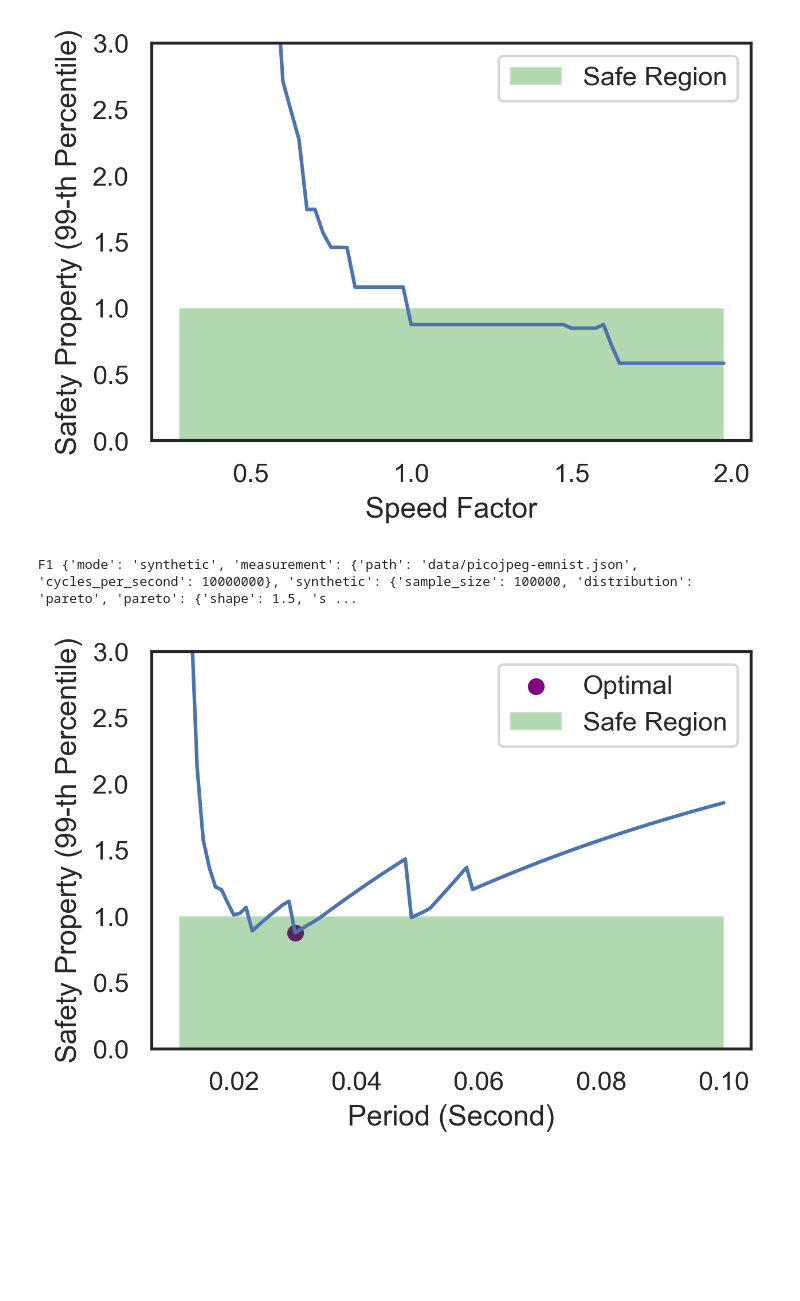
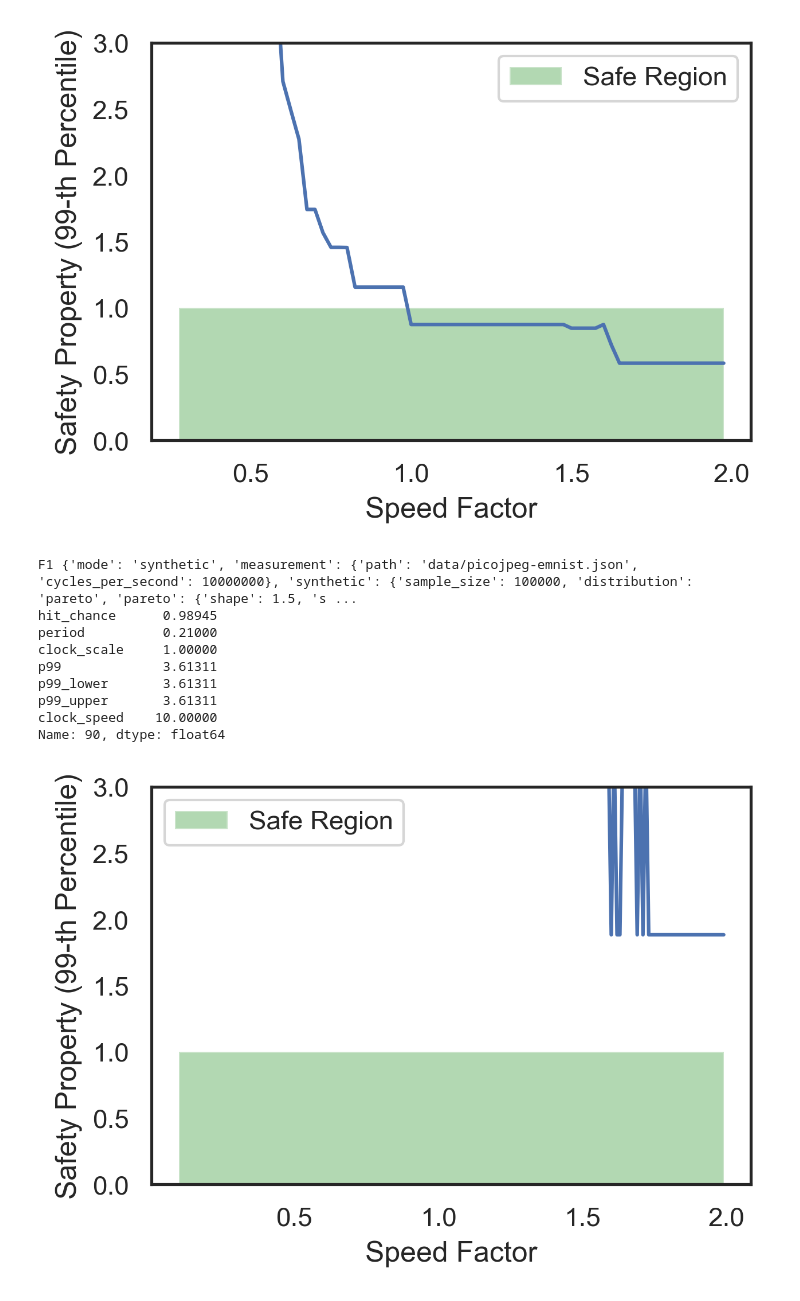
Before and after one commit to shengjiex98/probsafety, a Jupyter notebook: results/plot.ipynb, the cells around one changed output. Cells and saved outputs as stored; diff of their text form; code cells hidden in the pictures; blank space fills up the shorter version.

```diff
--- a/results/plot.ipynb
+++ b/results/plot.ipynb
@@ -12,6 +12,8 @@ plt.rcParams['figure.figsize'] = 4.5, 3
 plt.rcParams['figure.dpi'] = 300
 plt.rcParams['savefig.dpi'] = 300
 sns.set_theme(style="white")
+
+saving = False
 # %%
 def load_job_id(job_id: int):
     directory = os.path.join(os.getcwd(), f'{job_id}')
@@ -278,35 +408,44 @@ plt.show()
 F1 {'mode': 'synthetic', 'measurement': {'path': 'data/picojpeg-emnist.json', 'cycles_per_second': 10000000}, 'synthetic': {'sample_size': 100000, 'distribution': 'pareto', 'pareto': {'shape': 1.5, 's ...
 [figure]
 # %%
-df, cf = load_job_id('1dscan_20241115_1213')
-df = df.loc[df['period'] <= 0.1]
-df = df.loc[df.groupby('hit_chance')['period'].idxmin()]
+df, cf = load_job_id('1dscan_20241119_1754')
+df['clock_speed'] = cf['timing']['measurement']['cycles_per_second'] * df['clock_scale'] / 1e6
+# df = df.loc[df['clock_speed'] >= 6]
 
-plt.plot(
-    df['period'],
-    df['p99'],
-    label='_nolegend_'
-)
-row = df.loc[df['p99'].idxmin()]
-plt.scatter(
-    [row['period']],
-    [row['p99']],
-    color='purple',
-)
+periods = set(df['period'])
+
+# periods = [0.21]
+
+for p in periods:
+    df1 = df.loc[(df['period'] == p)]
+    plt.plot(
+        df1['clock_scale'],
+        df1['p99'],
+        # label=f'Period {p}'
+    )
 plt.fill_between(
-    df['period'],
+    sorted(df['clock_scale']),
     1.0,
     alpha=0.3,
     facecolor='green',
+    label='Safe Region'
 )
-# plt.xlim(0, 0.1)
+print(df.loc[np.abs(df['clock_scale'] - 1.0).idxmin()])
 plt.ylim(0, 3)
-plt.xlabel('Period (Second)')
+plt.xlabel('Speed Factor')
 plt.ylabel("Safety Property (99-th Percentile)")
-plt.legend(['Optimal', 'Safe Region'])
-# plt.legend(['Safe Region'])
-plt.savefig('period_s.pdf', bbox_inches='tight')
+plt.legend()
+if saving:
+    plt.savefig('clock_speeds_s.pdf', bbox_inches='tight')
 plt.show()
 # %% [output]
 F1 {'mode': 'synthetic', 'measurement': {'path': 'data/picojpeg-emnist.json', 'cycles_per_second': 10000000}, 'synthetic': {'sample_size': 100000, 'distribution': 'pareto', 'pareto': {'shape': 1.5, 's ...
+hit_chance      0.98945
+period          0.21000
+clock_scale     1.00000
+p99             3.61311
+p99_lower       3.61311
+p99_upper       3.61311
+clock_speed    10.00000
+Name: 90, dtype: float64
-[figure, old version]
+[figure, new version]
```
Also changed, not shown: parts of 12 cells of this notebook, 2 other files.
